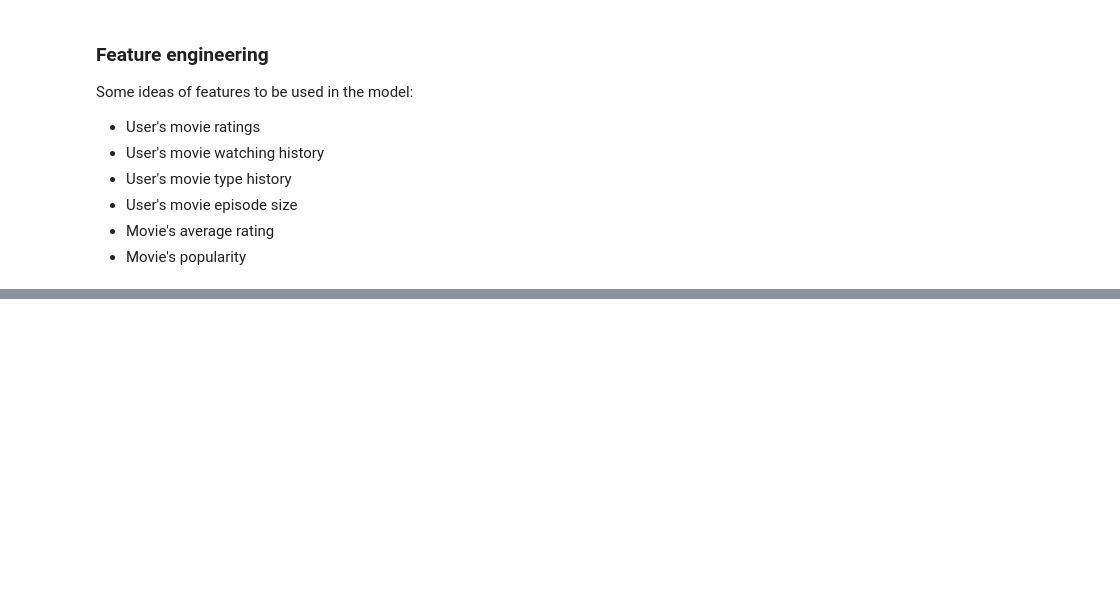
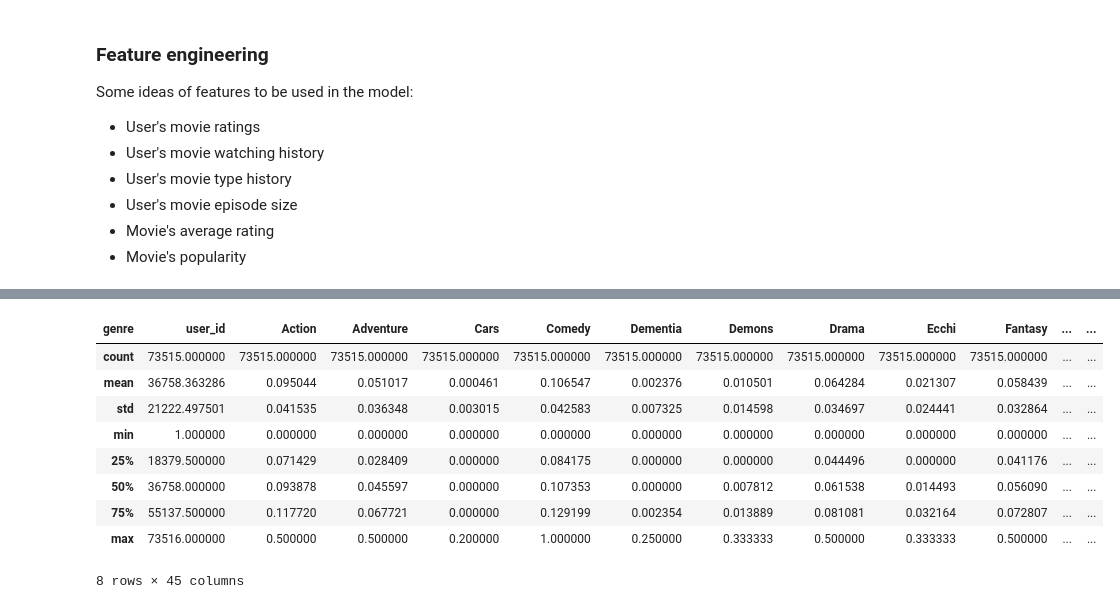
Before and after one commit to brenorb/llm_recommendation, a Jupyter notebook: line_of_thought.ipynb, the cells around one changed output, grey strips where cells are left out. Cells and saved outputs as stored; diff of their text form; code cells hidden in the pictures; blank space fills up the shorter version.

```diff
--- a/line_of_thought.ipynb
+++ b/line_of_thought.ipynb
@@ -119,0 +660,28 @@ clf = decomposition.NMF(n_components=d, random_state=1)
+# %%
+# Merge ratings with anime to get genre information
+user_genre_data = ratings.merge(anime[['anime_id', 'genre']], on='anime_id', how='left')
+
+# Split the genre string into a list
+user_genre_data['genre'] = user_genre_data['genre'].fillna('Unknown').str.split(',')
+
+# Explode the genre list so each genre gets its own row
+user_genre_data = user_genre_data.explode('genre')
+
+# Remove leading/trailing whitespace from genre names
+user_genre_data['genre'] = user_genre_data['genre'].str.strip()
+
+# Create a pivot table to count genre occurrences for each user
+genre_counts = pd.pivot_table(user_genre_data, values='rating', index='user_id',
+                              columns='genre', aggfunc='count', fill_value=0)
+
+# Normalize the counts for each user
+genre_counts_normalized = genre_counts.div(genre_counts.sum(axis=1), axis=0)
+
+# Reset the index to make user_id a column
+genre_counts_normalized = genre_counts_normalized.reset_index()
+
+# Display the first few rows of the normalized genre counts
+print(genre_counts_normalized.head())
+
+# Display the shape of the resulting dataframe
+print(f"\nShape of the genre counts table: {genre_counts_normalized.shape}")
@@ -119,0 +758,14 @@ clf = decomposition.NMF(n_components=d, random_state=1)
+# %%
+# genre_counts_normalized = genre_counts_normalized.reset_index(drop=True)
+genre_counts_normalized.describe()
+# %% [output]
+| genre | user_id | Action | Adventure | Cars | Comedy | Dementia | Demons | Drama | Ecchi | Fantasy | ... | ... |
+| count | 73515.000000 | 73515.000000 | 73515.000000 | 73515.000000 | 73515.000000 | 73515.000000 | 73515.000000 | 73515.000000 | 73515.000000 | 73515.000000 | ... | ... |
+| mean | 36758.363286 | 0.095044 | 0.051017 | 0.000461 | 0.106547 | 0.002376 | 0.010501 | 0.064284 | 0.021307 | 0.058439 | ... | ... |
+| std | 21222.497501 | 0.041535 | 0.036348 | 0.003015 | 0.042583 | 0.007325 | 0.014598 | 0.034697 | 0.024441 | 0.032864 | ... | ... |
+| min | 1.000000 | 0.000000 | 0.000000 | 0.000000 | 0.000000 | 0.000000 | 0.000000 | 0.000000 | 0.000000 | 0.000000 | ... | ... |
+| 25% | 18379.500000 | 0.071429 | 0.028409 | 0.000000 | 0.084175 | 0.000000 | 0.000000 | 0.044496 | 0.000000 | 0.041176 | ... | ... |
+| 50% | 36758.000000 | 0.093878 | 0.045597 | 0.000000 | 0.107353 | 0.000000 | 0.007812 | 0.061538 | 0.014493 | 0.056090 | ... | ... |
+| 75% | 55137.500000 | 0.117720 | 0.067721 | 0.000000 | 0.129199 | 0.002354 | 0.013889 | 0.081081 | 0.032164 | 0.072807 | ... | ... |
+| max | 73516.000000 | 0.500000 | 0.500000 | 0.200000 | 1.000000 | 0.250000 | 0.333333 | 0.500000 | 0.333333 | 0.500000 | ... | ... |
+8 rows × 45 columns
```
Also changed, not shown: parts of 34 cells of this notebook, 2 other files.
